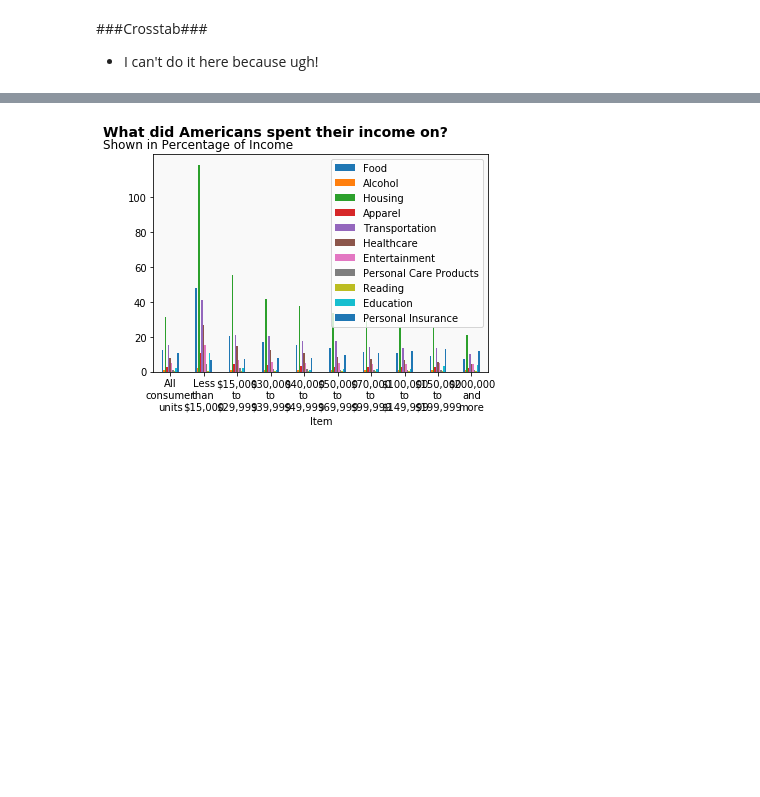
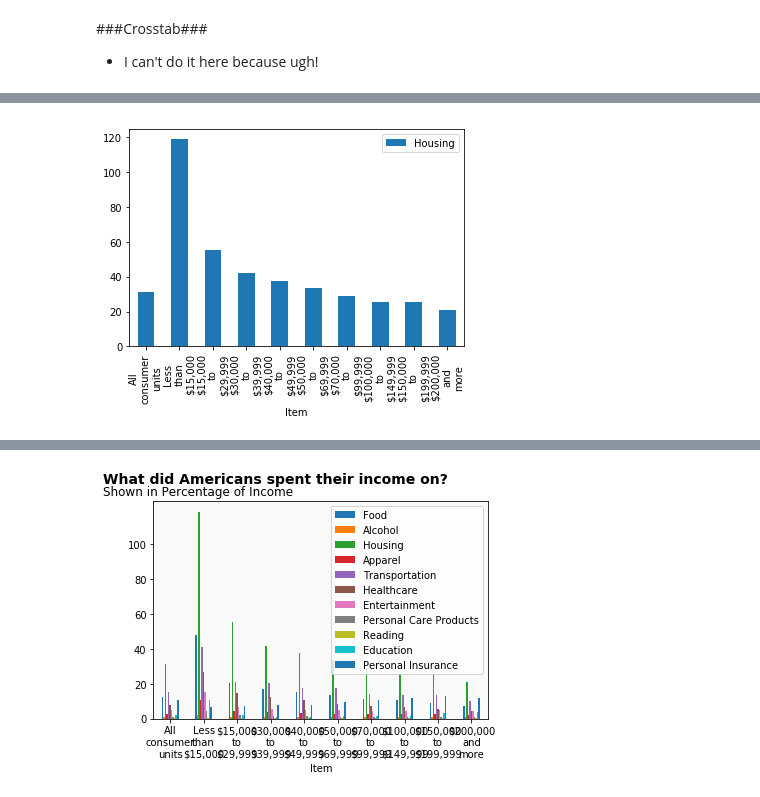
Before and after one commit to Hira63S/DS-Unit-1-Sprint-5-Data-Storytelling-Blog-Post, a Jupyter notebook: DS_Project_1_Income_dataset.ipynb, the cells around one changed output, grey strips where cells are left out. Drawn from its saved outputs; the diff is of its cells as text; code cells hidden in the pictures; blank space fills up the shorter version.

```diff
--- a/DS_Project_1_Income_dataset.ipynb
+++ b/DS_Project_1_Income_dataset.ipynb
@@ -227,0 +236,4 @@ percent = pd.read_csv(link)
+# %%
+Housing = percent.plot.bar(x = 'Item', y = 'Housing', color = '#1f77b4')
+# %% [output]
+[figure, added]
```
Also changed, not shown: parts of 11 cells of this notebook.
